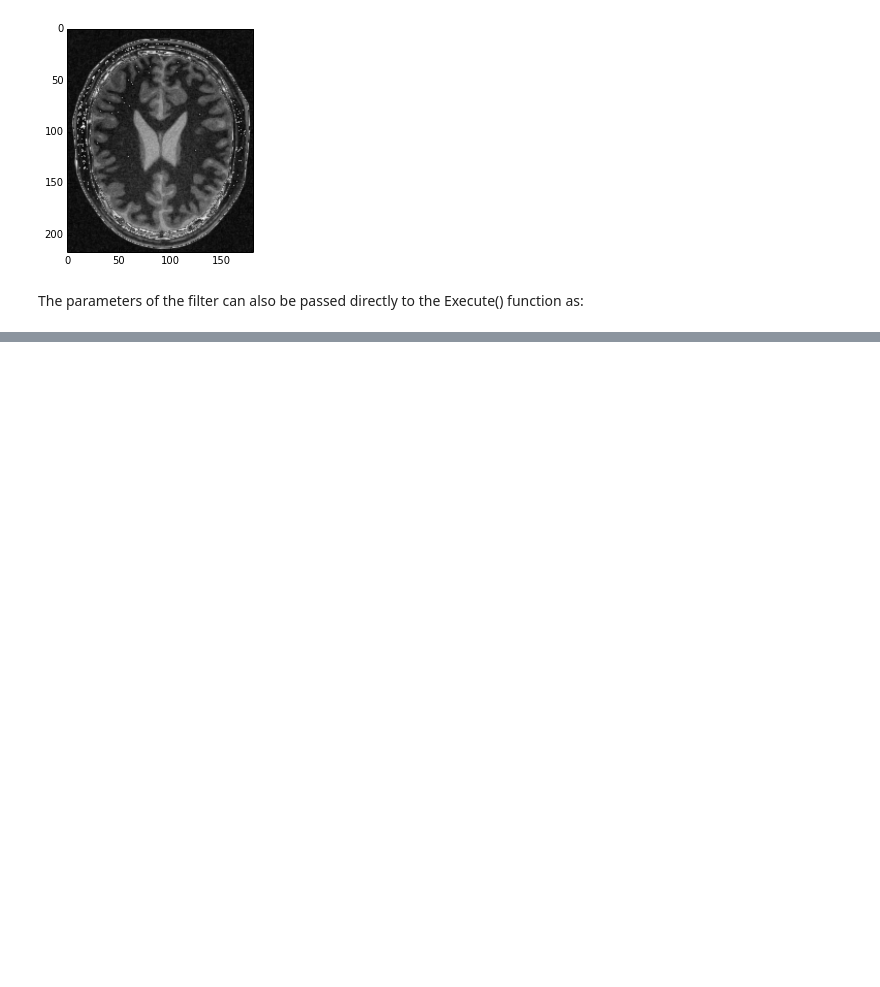
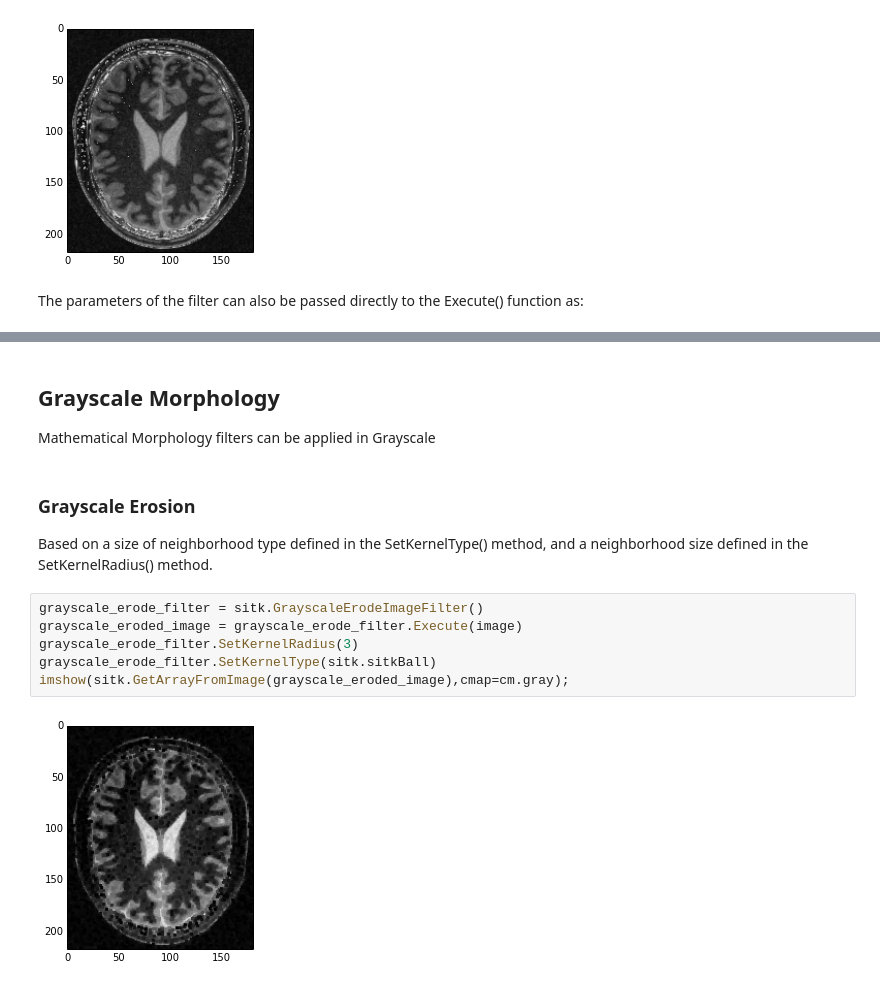
Before and after one commit to reproducible-research/scipy-tutorial-2014, a Jupyter notebook: notebooks/01-SimpleITK-Filtering.ipynb, the cells around one changed output, grey strips where cells are left out. Saved outputs shown, nothing was run; the diff lists cells and outputs as text; blank space fills up the shorter version.

```diff
--- a/notebooks/01-SimpleITK-Filtering.ipynb
+++ b/notebooks/01-SimpleITK-Filtering.ipynb
@@ -130,0 +145,16 @@ The parameters of the filter can also be passed directly to the Execute() functi
+# %% [markdown]
+## Grayscale Morphology
+
+Mathematical Morphology filters can be applied in Grayscale
+# %% [markdown]
+### Grayscale Erosion
+
+Based on a size of neighborhood type defined in the SetKernelType() method, and a neighborhood size defined in the SetKernelRadius() method.
+# %%
+grayscale_erode_filter = sitk.GrayscaleErodeImageFilter()
+grayscale_eroded_image = grayscale_erode_filter.Execute(image)
+grayscale_erode_filter.SetKernelRadius(3)
+grayscale_erode_filter.SetKernelType(sitk.sitkBall)
+imshow(sitk.GetArrayFromImage(grayscale_eroded_image),cmap=cm.gray);
+# %% [output]
+[figure, added]
```
Also changed, not shown: parts of 21 cells of this notebook.
